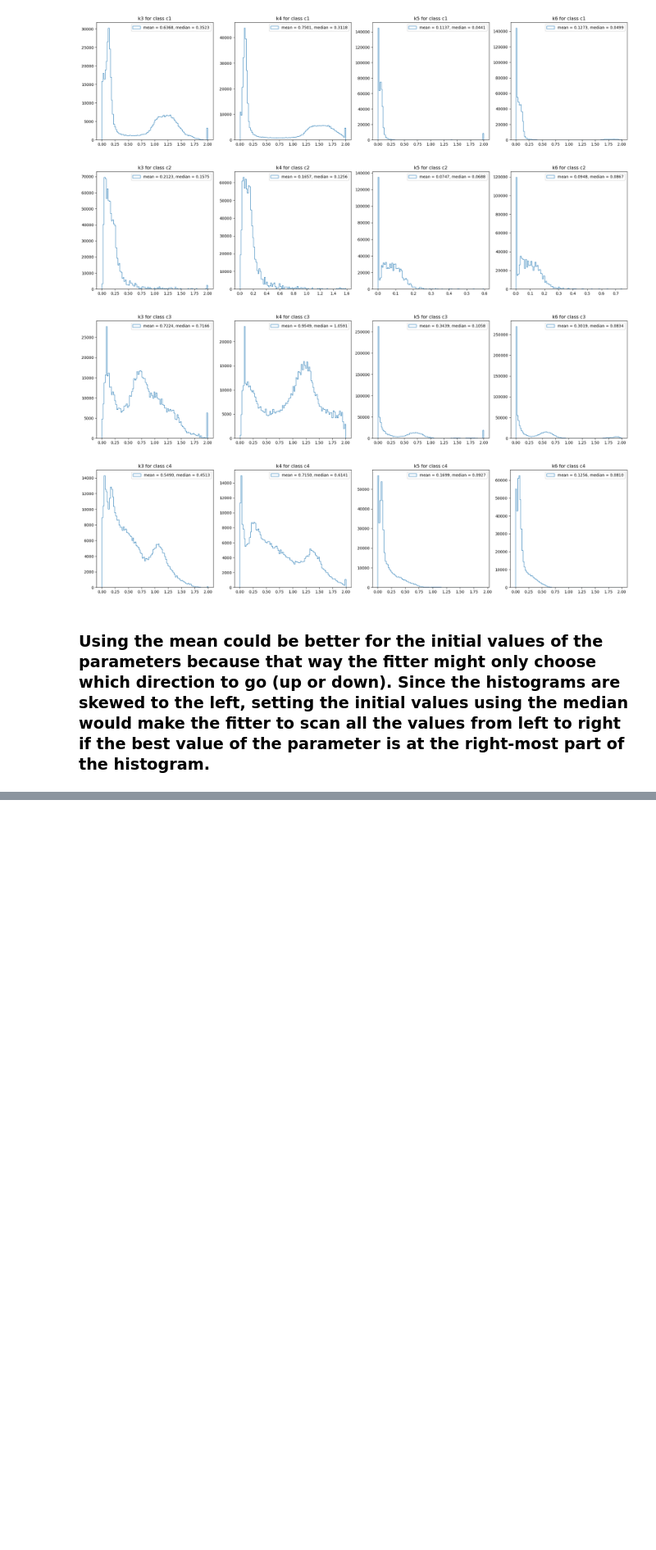
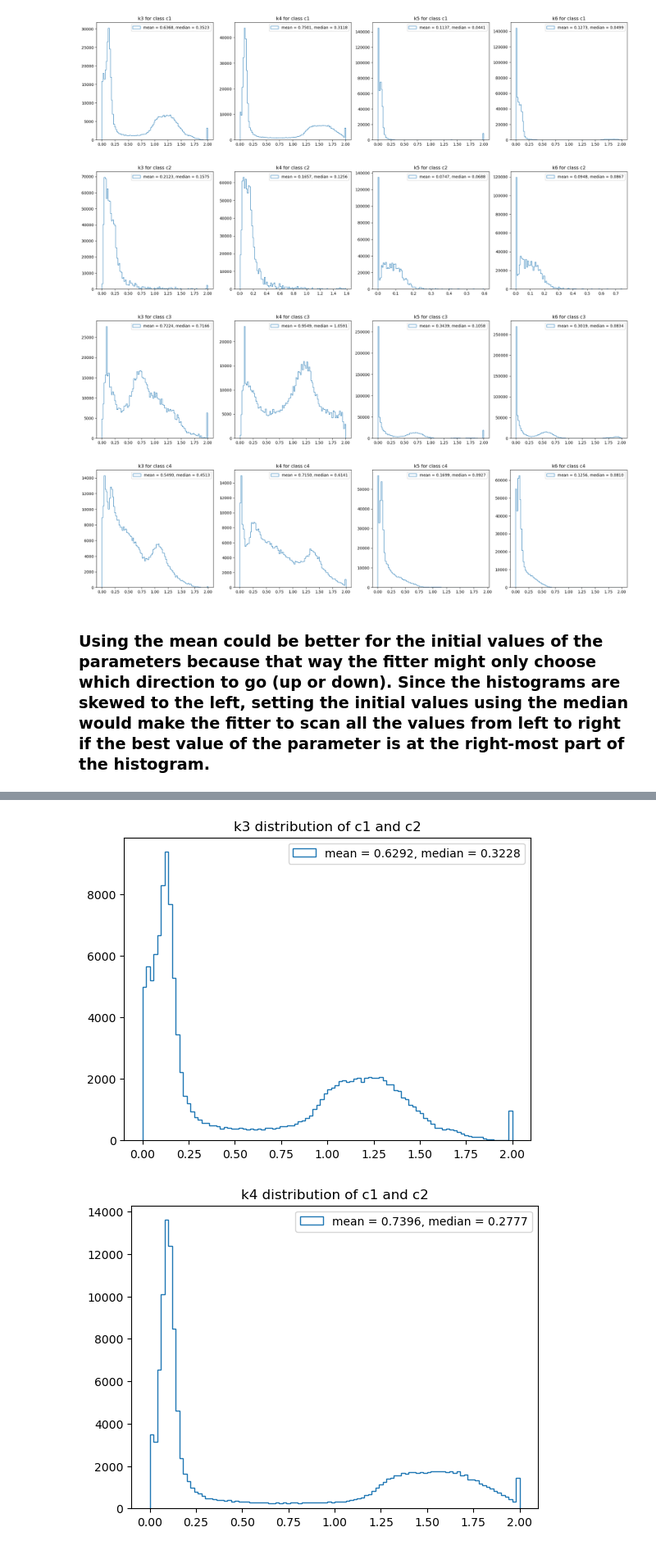
Before and after one commit to fanrado/CHN_CLASSIFIER_CE, a Jupyter notebook: DataLabelling_basedOnEA.ipynb, the cells around one changed output, grey strips where cells are left out. Shown at 82% size. Cells and saved outputs as stored; diff of their text form; code cells hidden in the pictures; blank space fills up the shorter version.

Commit message:
update of the output of the preclassification

```diff
--- a/DataLabelling_basedOnEA.ipynb
+++ b/DataLabelling_basedOnEA.ipynb
@@ -840,0 +846,6 @@ pre_class.to_csv(f'{path_to_preclass_csv}/preclassified_chn_run_30413.csv', inde
+# %%
+path_to_data = 'DATASET_and_OUTPUT/fine_resolution/OUTPUT/bdt_Ntotsamples_400000/TestOnData'
+path_to_preclass_csv = 'DATASET_and_OUTPUT/fine_resolution/OUTPUT/test_preclassifier'
+# %%
+classified_data = pd.read_csv('/'.join([path_to_data, 'classified_data.csv']))
+pre_class = pd.read_csv('/'.join([path_to_preclass_csv, 'preclassification_ROOT_run_30413.csv']))
@@ -840,0 +868,34 @@ pre_class.to_csv(f'{path_to_preclass_csv}/preclassified_chn_run_30413.csv', inde
+# %%
+c1_c2 = classified_data[classified_data['class'].isin(['c1', 'c2'])].copy().reset_index().drop('index', axis=1)
+c3_c4 = classified_data[classified_data['class'].isin(['c3', 'c4'])].copy().reset_index().drop('index', axis=1)
+
+plt.figure()
+label = f'mean = {np.mean(c1_c2["k3"]):.4f}, median = {np.median(c1_c2["k3"]):.4f}'
+plt.hist(c1_c2['k3'], label=label, histtype='step', bins=100)
+plt.title('k3 distribution of c1 and c2')
+plt.legend()
+plt.show()
+
+plt.figure()
+label = f'mean = {np.mean(c1_c2["k4"]):.4f}, median = {np.median(c1_c2["k4"]):.4f}'
+plt.hist(c1_c2['k4'], label=label, histtype='step', bins=100)
+plt.title('k4 distribution of c1 and c2')
+plt.legend()
+plt.show()
+
+plt.figure()
+label = f'mean = {np.mean(c1_c2["k5"]):.4f}, median = {np.median(c1_c2["k5"]):.4f}'
+plt.hist(c1_c2['k5'], label=label, histtype='step', bins=100)
+plt.title('k5 distribution of c1 and c2')
+plt.legend()
+plt.show()
+
+plt.figure()
+label = f'mean = {np.mean(c1_c2["k6"]):.4f}, median = {np.median(c1_c2["k6"]):.4f}'
+plt.hist(c1_c2['k6'], label=label, histtype='step', bins=100)
+plt.title('k6 distribution of c1 and c2')
+plt.legend()
+plt.show()
+# %% [output]
+[figure, added]
+[figure, added]
```
Also changed, not shown: parts of 12 cells of this notebook.
